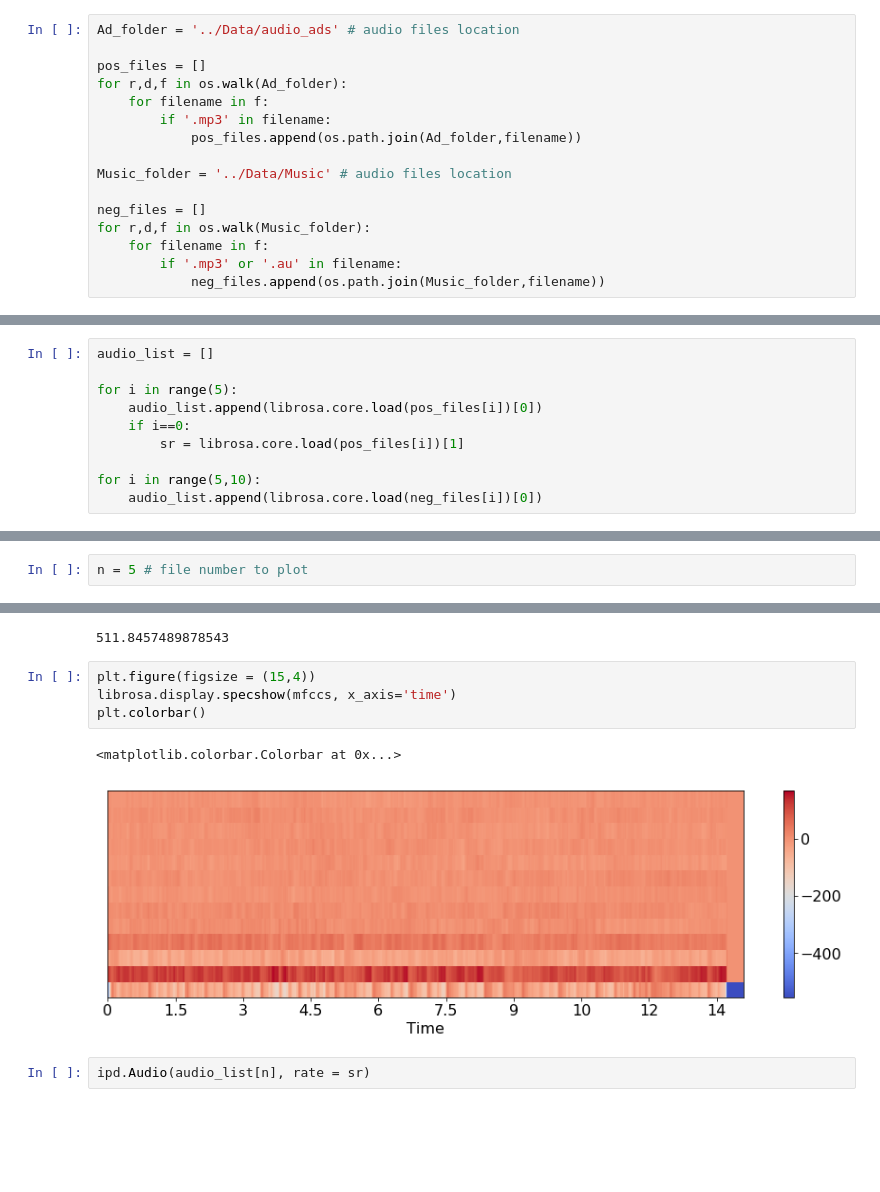
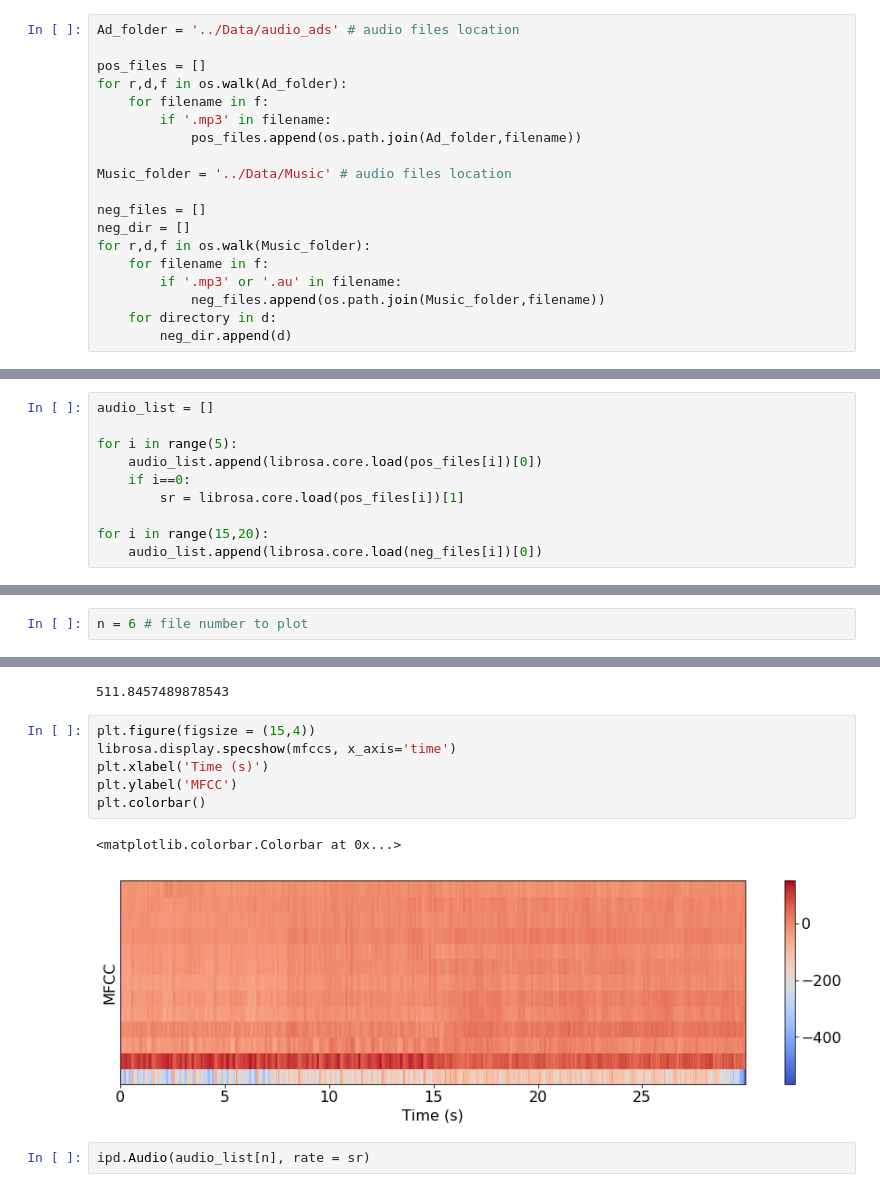
Before and after one commit to ohadmich/Adetector, a Jupyter notebook: Data_visualization.ipynb, the cells around one changed output, grey strips where cells are left out. Drawn from its saved outputs; the diff is of its cells as text; blank space fills up the shorter version.

```diff
--- a/Data_visualization.ipynb
+++ b/Data_visualization.ipynb
@@ -21,10 +21,13 @@ for r,d,f in os.walk(Ad_folder):
 Music_folder = '../Data/Music' # audio files location
 
 neg_files = []
+neg_dir = []
 for r,d,f in os.walk(Music_folder):
     for filename in f:
         if '.mp3' or '.au' in filename:
             neg_files.append(os.path.join(Music_folder,filename))
+    for directory in d:
+        neg_dir.append(d)
 # %% [markdown]
 How many mp3 files do we have?
 # %%
@@ -46,7 +72,7 @@ for i in range(5):
     if i==0:
         sr = librosa.core.load(pos_files[i])[1]
 
-for i in range(5,10):
+for i in range(15,20):
     audio_list.append(librosa.core.load(neg_files[i])[0])
 # %%
 len(audio_list)
@@ -59,7 +85,7 @@ sr
 # %% [markdown]
 ### Plot waveform:
 # %%
-n = 5 # file number to plot
+n = 6 # file number to plot
 # %%
 plt.rcParams.update({'font.size': 16})
 plt.figure(figsize= (8,4))
@@ -98,10 +124,12 @@ audio_list[n].shape
 # %%
 plt.figure(figsize = (15,4))
 librosa.display.specshow(mfccs, x_axis='time')
+plt.xlabel('Time (s)')
+plt.ylabel('MFCC')
 plt.colorbar()
 # %% [output]
 <matplotlib.colorbar.Colorbar at 0x...>
-[figure, old version]
+[figure, new version]
 # %%
 ipd.Audio(audio_list[n], rate = sr)
 # %% [output]
```
Also changed, not shown: parts of 8 cells of this notebook.
